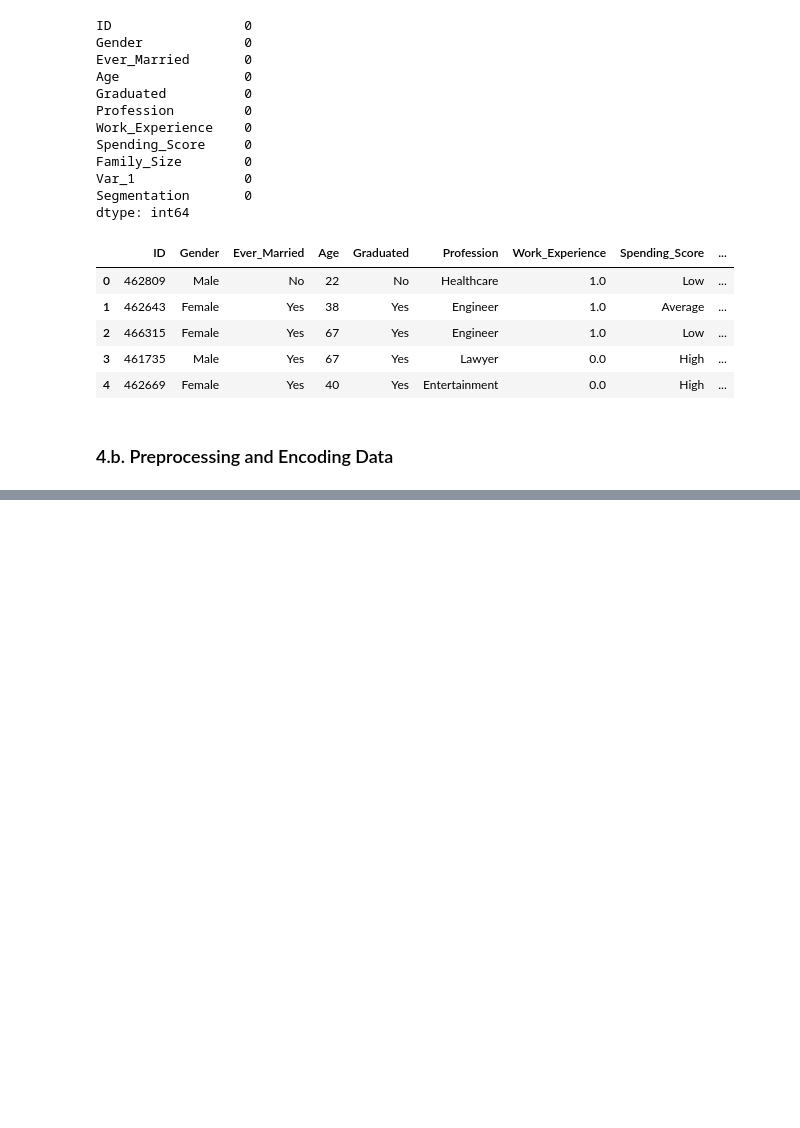
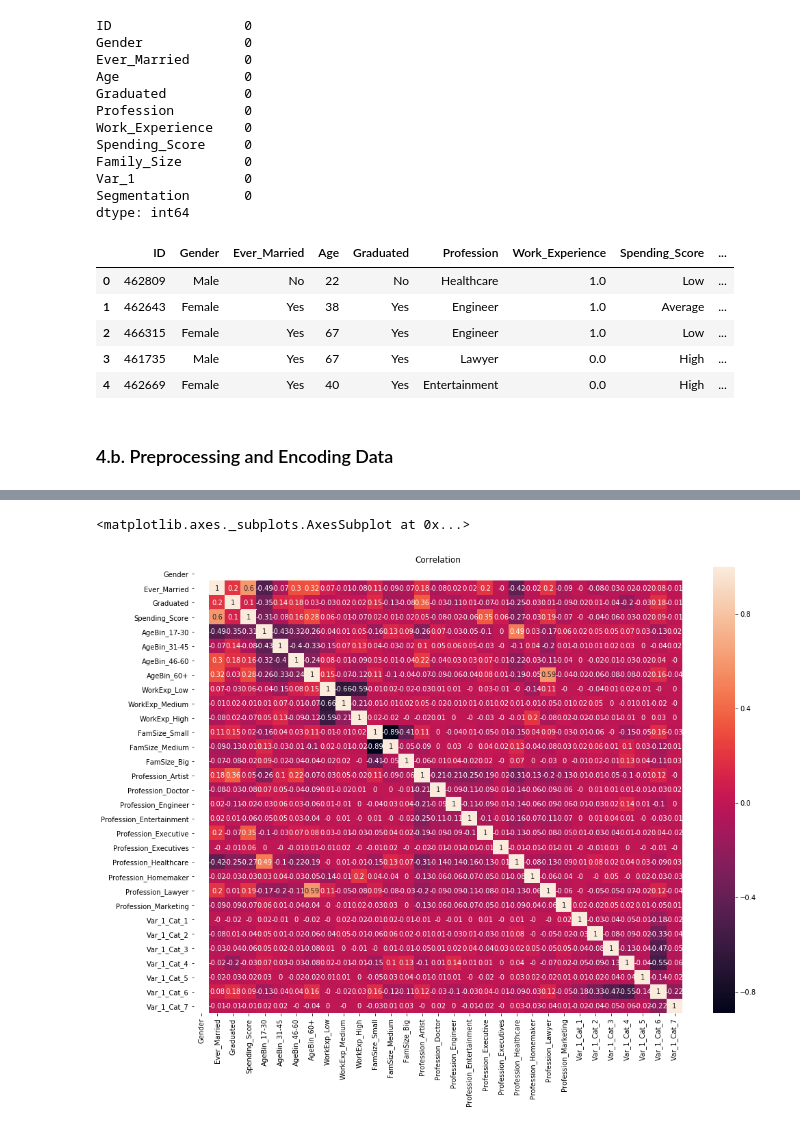
Before and after one commit to harashtaht/CustomerSegmentation, a Jupyter notebook: customerSegmentation/dataAnalysis.ipynb, the cells around one changed output, grey strips where cells are left out. Cells and saved outputs as stored; diff of their text form; code cells hidden in the pictures; blank space fills up the shorter version.

Commit message:
corr

```diff
--- a/customerSegmentation/dataAnalysis.ipynb
+++ b/customerSegmentation/dataAnalysis.ipynb
@@ -1081,7 +1058,7 @@ y = dfMod['Segmentation']
 # %%
 # Encoding Data
 
-X['Gender'] = X['Gender'].apply(lambda val:1 if val == 'Yes' else 0)
+X['Gender'] = X['Gender'].apply(lambda val:1 if val == 'Male' else 0)
 X['Ever_Married'] = X['Ever_Married'].apply(lambda val:1 if val == 'Yes' else 0)
 X['Graduated'] = X['Graduated'].apply(lambda val:1 if val == 'Yes' else 0)
 X['Spending_Score'] = X['Spending_Score'].apply(lambda val:3 if val == 'High' else (1 if val == 'Low' else 2))
@@ -1108,5 +1085,5 @@ X['WorkExpCat'] = pd.cut(X.Work_Experience,bins=[-1,1,7,15],labels=['Low','Mediu
 X.drop('Work_Experience', axis=1, inplace=True)
 
 # Divide Family Size into Groups
-X['FamSizeCat'] = pd.cut(X.Family_Size,bins=[0,4,6,10],labels=['Small','Medium','High'])
+X['FamSizeCat'] = pd.cut(X.Family_Size,bins=[0,4,6,10],labels=['Small','Medium','Big'])
 X.drop('Family_Size', axis=1, inplace=True)
@@ -1124,0 +1090,29 @@ X.drop('Family_Size', axis=1, inplace=True)
+# %%
+# Encoding the data
+# For the numerical data that's divided into groups, we use One Hot Encoder for better model performance
+
+# X.rename(columns={'Spending_Score': 'Spending'}, inplace=True)
+
+# Encoding Age
+ag = pd.get_dummies(X.Age_Bin, prefix='AgeBin')
+X = pd.concat([X, ag], axis = 1).drop('Age_Bin', axis=1)
+
+# Encoding Work Experience
+wr = pd.get_dummies(X.WorkExpCat, prefix='WorkExp')
+X = pd.concat([X, wr], axis = 1).drop('WorkExpCat', axis=1)
+
+# Encoding Family Size
+fm = pd.get_dummies(X.FamSizeCat, prefix='FamSize')
+X = pd.concat([X, fm], axis = 1).drop('FamSizeCat', axis=1)
+
+# Encoding Profession
+pr = pd.get_dummies(X.Profession, prefix='Profession')
+X = pd.concat([X, pr], axis = 1).drop('Profession', axis=1)
+
+# Encoding Var_1
+vr = pd.get_dummies(X.Var_1, prefix='Var_1')
+X = pd.concat([X, vr], axis = 1).drop('Var_1', axis=1)
+
+# Since ID will not affect the simulation, it is dropped to avoid confusion
+X.drop('ID', axis=1, inplace=True)
+X.columns
@@ -1124,0 +1140,7 @@ X.drop('Family_Size', axis=1, inplace=True)
+# %%
+plt.figure(figsize=(16,12))
+plt.title('Correlation')
+sns.heatmap(X.corr().round(2), annot=True)
+# %% [output]
+<matplotlib.axes._subplots.AxesSubplot at 0x...>
+[figure, added]
```
Also changed, not shown: parts of 8 cells of this notebook.
